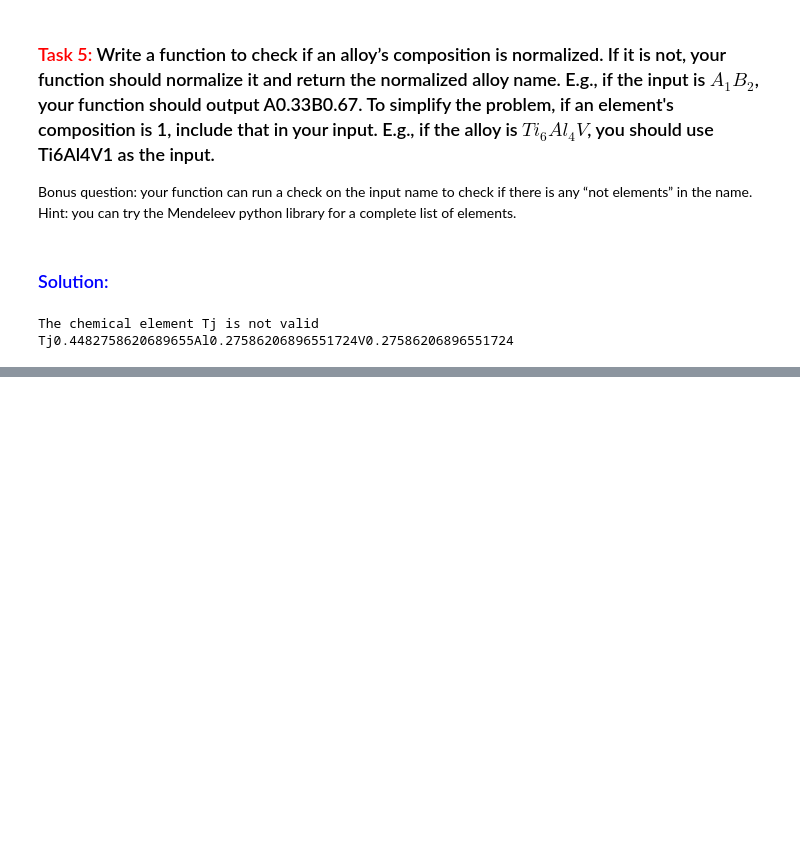
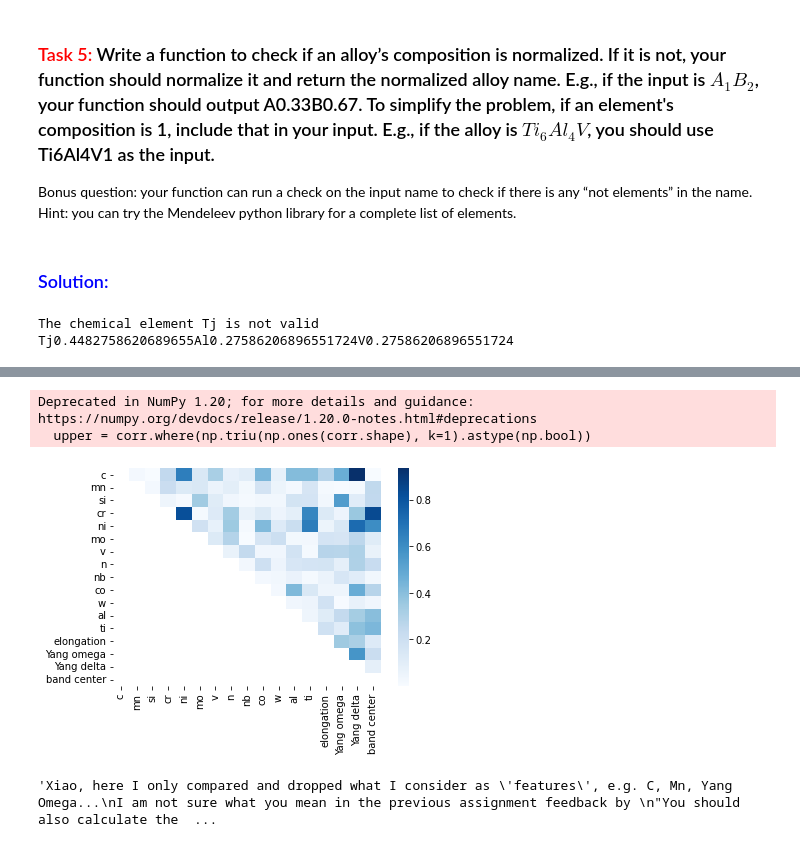
Before and after one commit to Baishi2000/MSE403_Baishi_Pu_1004916184, a Jupyter notebook: Assi 3/E1_Python_Basics_Excercise_1.ipynb, the cells around one changed output, grey strips where cells are left out. Cells and saved outputs as stored; diff of their text form; code cells hidden in the pictures; blank space fills up the shorter version.

```diff
--- a/Assi 3/E1_Python_Basics_Excercise_1.ipynb
+++ b/Assi 3/E1_Python_Basics_Excercise_1.ipynb
@@ -61,0 +119,37 @@ Tj0.4482758620689655Al0.27586206896551724V0.27586206896551724
+# %%
+import numpy as np
+
+# create a new dataframe with contains all the columns in 'features' except for the 'formula', 'yield strength' and 'tensile strength' column
+feature_df = strength_df.drop(columns=['formula', 'yield strength', 'tensile strength'])
+
+# make a correlation matrix of the 'feature_df' dataframe
+corr = feature_df.corr().abs()
+
+# Select upper triangle of correlation matrix
+upper = corr.where(np.triu(np.ones(corr.shape), k=1).astype(np.bool))
+
+# make a heatmap of the correlation matrix, set color to blue and white
+import seaborn as sns
+import matplotlib.pyplot as plt
+sns.heatmap(upper, cmap='Blues')
+plt.show()
+
+
+# Find index of feature columns with correlation greater than 0.8
+to_drop = [column for column in upper.columns if any(upper[column] > 0.8)]
+
+# Drop features
+feature_df = feature_df.drop(feature_df[to_drop], axis=1)
+
+feature_df
+
+'''Xiao, here I only compared and dropped what I consider as 'features', e.g. C, Mn, Yang Omega...
+I am not sure what you mean in the previous assignment feedback by
+"You should also calculate the correlations between the compositions"
+I thought that the compositions are naturally uncorrelated, so there is no need to do so?
+but thanks for the detailed feedbacks!'''
+# %% [output]
+Deprecated in NumPy 1.20; for more details and guidance: https://numpy.org/devdocs/release/1.20.0-notes.html#deprecations
+  upper = corr.where(np.triu(np.ones(corr.shape), k=1).astype(np.bool))
+[figure, added]
+'Xiao, here I only compared and dropped what I consider as \'features\', e.g. C, Mn, Yang Omega...\nI am not sure what you mean in the previous assignment feedback by \n"You should also calculate the  ...
```
Also changed, not shown: parts of 13 cells of this notebook.
